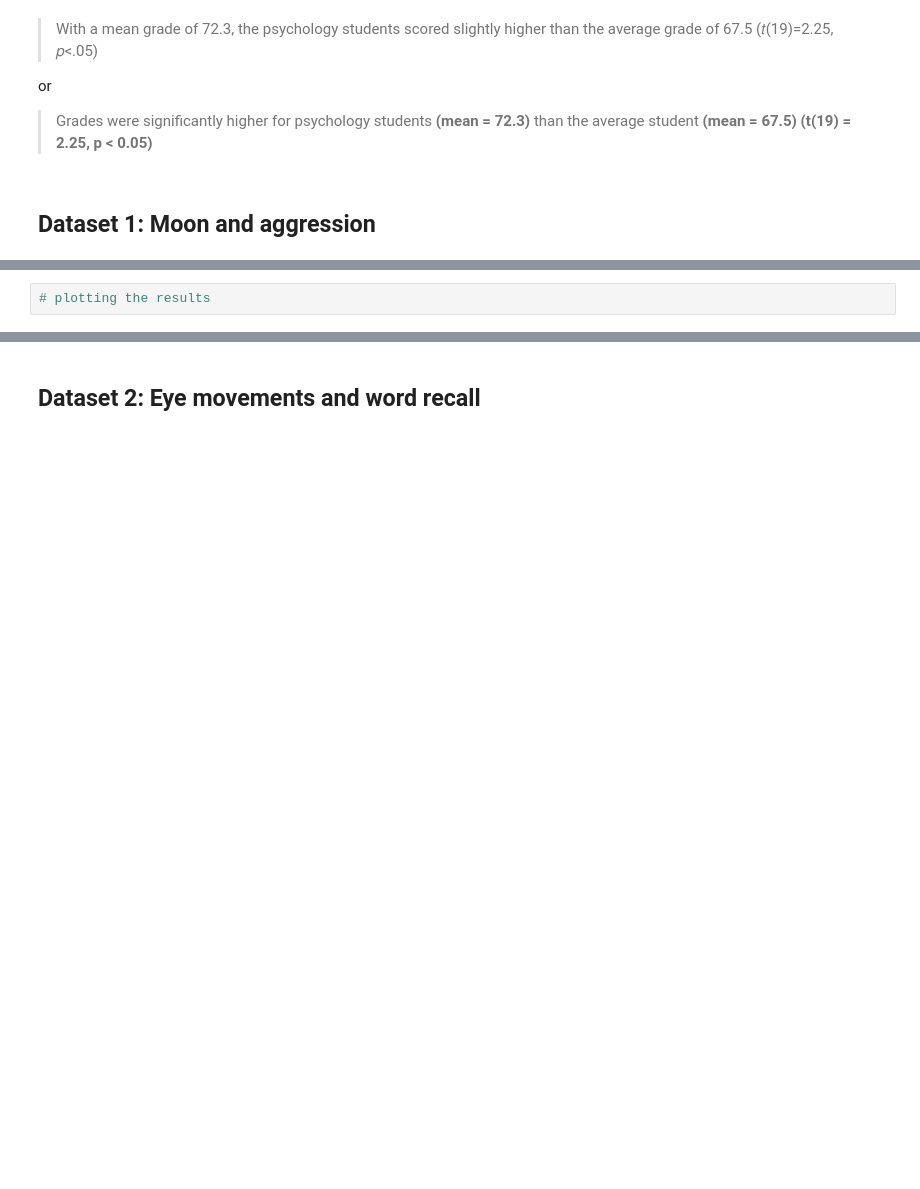
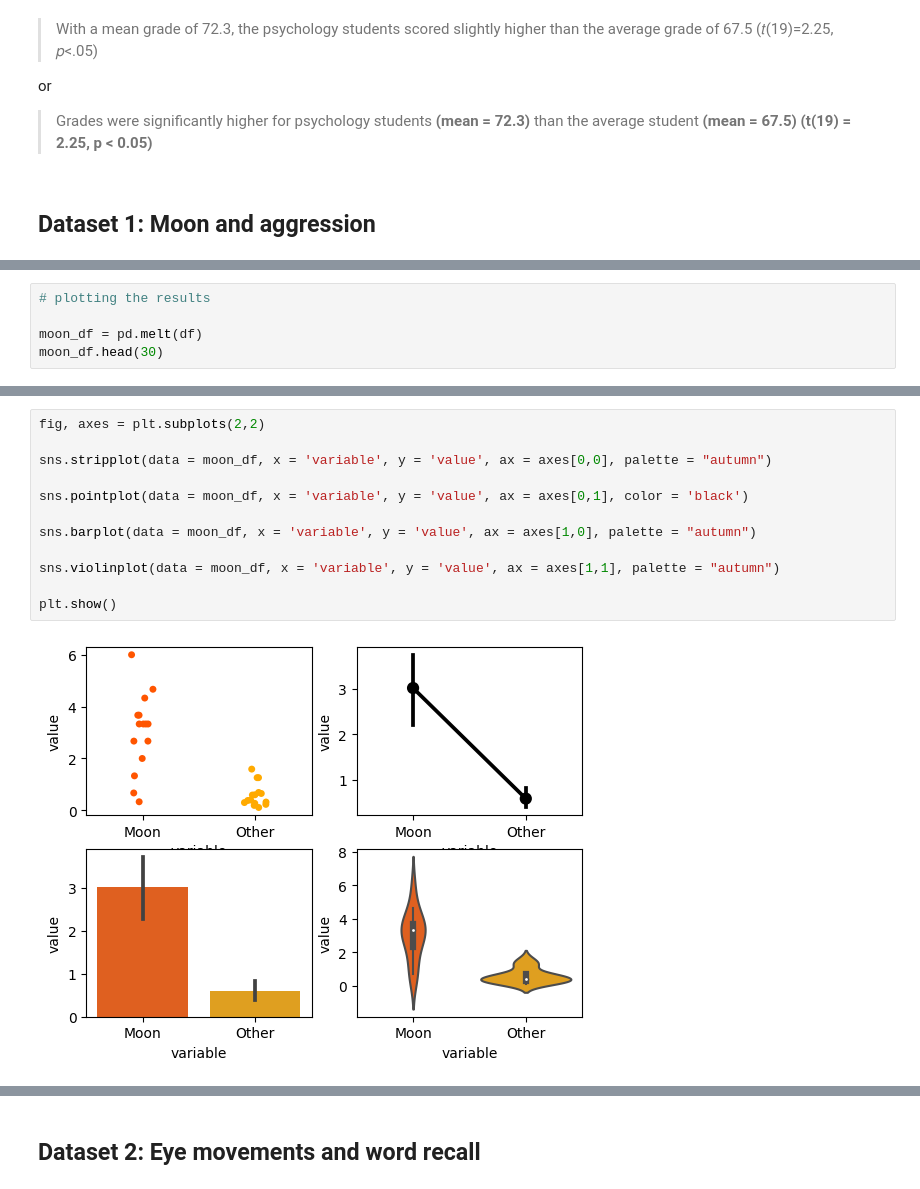
Before and after one commit to miscodisco/expsyling_e22, a Jupyter notebook: nbs/t_tests_clean.ipynb, the cells around one changed output, grey strips where cells are left out. Drawn from its saved outputs; the diff is of its cells as text; blank space fills up the shorter version.

```diff
--- a/nbs/t_tests_clean.ipynb
+++ b/nbs/t_tests_clean.ipynb
@@ -37,2 +80,5 @@ df.head()
 # %%
 # plotting the results
+
+moon_df = pd.melt(df)
+moon_df.head(30)
@@ -38,0 +103,14 @@ df.head()
+# %%
+fig, axes = plt.subplots(2,2)
+
+sns.stripplot(data = moon_df, x = 'variable', y = 'value', ax = axes[0,0], palette = "autumn")
+
+sns.pointplot(data = moon_df, x = 'variable', y = 'value', ax = axes[0,1], color = 'black')
+
+sns.barplot(data = moon_df, x = 'variable', y = 'value', ax = axes[1,0], palette = "autumn")
+
+sns.violinplot(data = moon_df, x = 'variable', y = 'value', ax = axes[1,1], palette = "autumn")
+
+plt.show()
+# %% [output]
+[figure, added]
```
Also changed, not shown: parts of 23 cells of this notebook, 16 other files.
